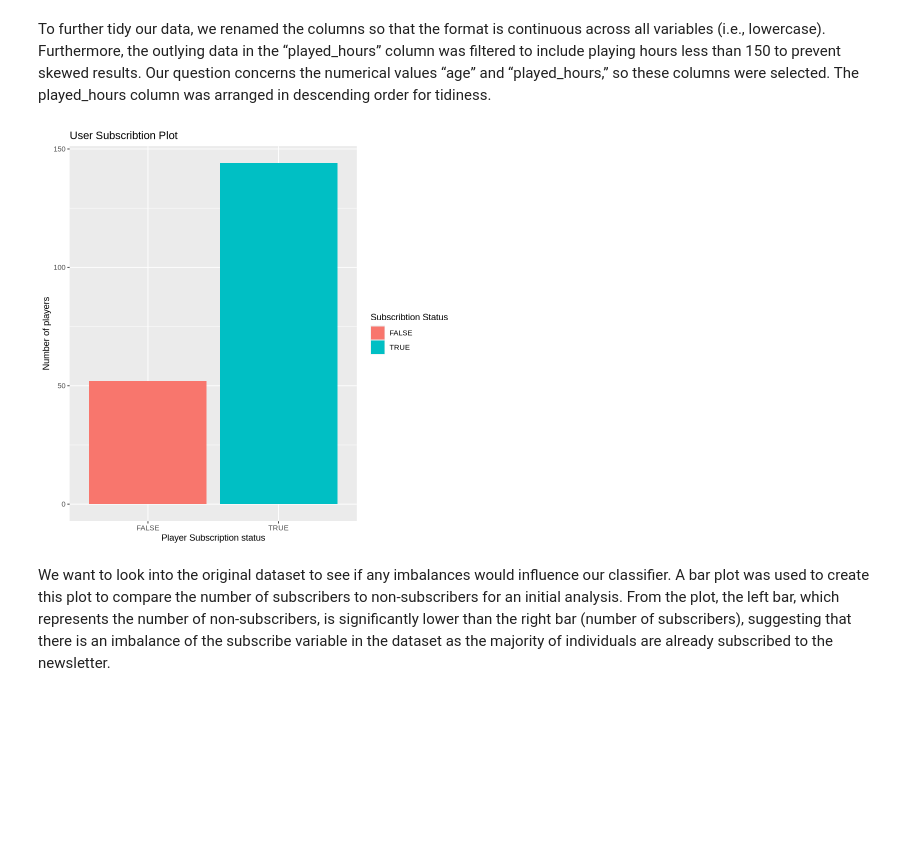
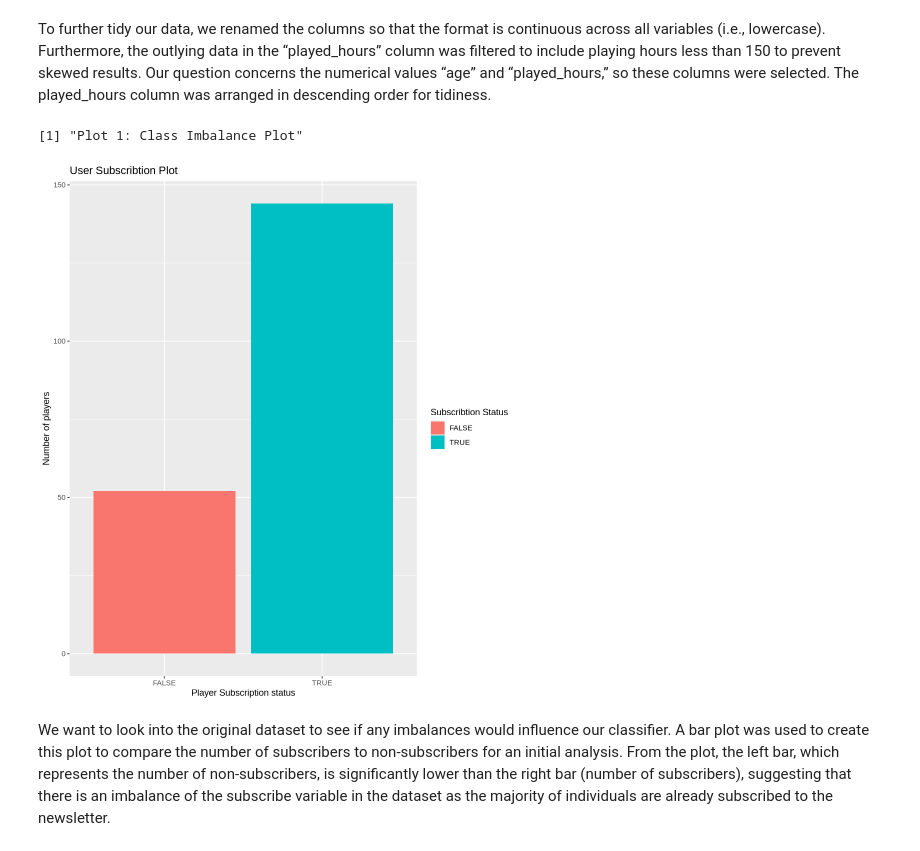
Before and after one commit to lennamh/DSCI100projectfinal, a Jupyter notebook: finalproject.ipynb, the cells around one changed output. Saved outputs shown, nothing was run; the diff lists cells and outputs as text; code cells hidden in the pictures; blank space fills up the shorter version.

```diff
--- a/finalproject.ipynb
+++ b/finalproject.ipynb
@@ -110,19 +99,20 @@ A tibble: 6 × 3
 # %% [markdown]
 To further tidy our data, we renamed the columns so that the format is continuous across all variables (i.e., lowercase). Furthermore, the outlying data in the “played_hours” column was filtered to include playing hours less than 150 to prevent skewed results. Our question concerns the numerical values “age” and “played_hours,” so these columns were selected. The played_hours column was arranged in descending order for tidiness.
 # %%
-class_inbalance_plot <- players_df |>
+class_imbalance_plot <- players_df |>
                         group_by (subscribe) |>
                         summarize(count = n()) |>
                         ggplot(aes(x = subscribe, y = count, fill = subscribe)) +
                         geom_bar(stat = "identity") +
                         xlab("Player Subscription status") +
                         ylab("Number of players") +
                         labs(fill = "Subscribtion Status") +
                         ggtitle("User Subscribtion Plot")
-
-class_inbalance_plot
+print("Plot 1: Class Imbalance Plot")
+class_imbalance_plot
 # %% [output]
+[1] "Plot 1: Class Imbalance Plot"
-[figure, old version]
+[figure, new version]
 # %% [markdown]
 We want to look into the original dataset to see if any imbalances would influence our classifier. A bar plot was used to create this plot to compare the number of subscribers to non-subscribers for an initial analysis. From the plot, the left bar, which represents the number of non-subscribers, is significantly lower than the right bar (number of subscribers), suggesting that there is an imbalance of the subscribe variable in the dataset as the majority of individuals are already subscribed to the newsletter.
 # %%
```
Also changed, not shown: parts of 15 cells of this notebook.
